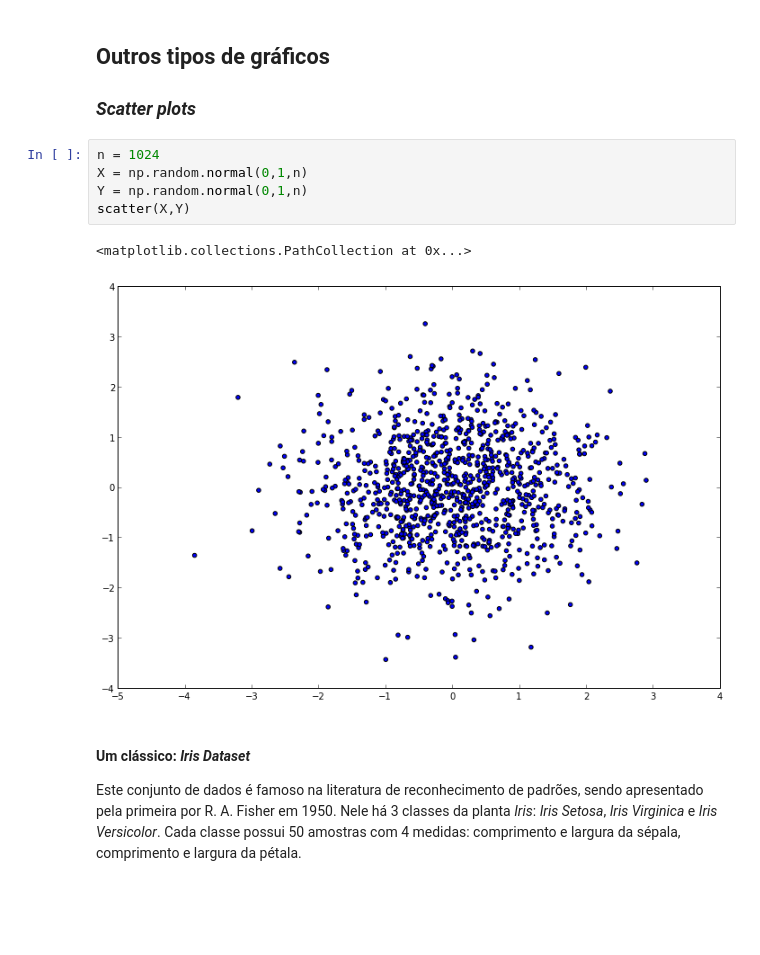
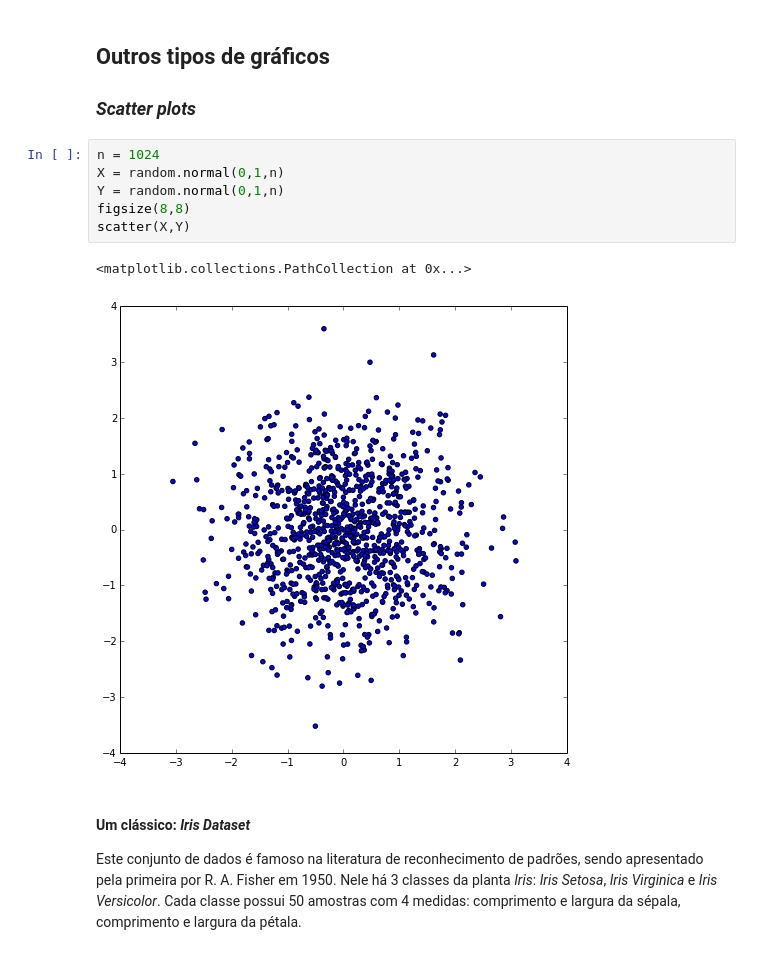
Before and after one commit to amandaortega/scipy-intro, a Jupyter notebook: 5. Matplotlib.ipynb, the cells around one changed output. Saved outputs shown, nothing was run; the diff lists cells and outputs as text; blank space fills up the shorter version.

```diff
--- a/5. Matplotlib.ipynb
+++ b/5. Matplotlib.ipynb
@@ -186,12 +186,13 @@ plot(X, [cosh(x) for x in X], 'c-')
 ### *Scatter plots*
 # %%
 n = 1024
-X = np.random.normal(0,1,n)
-Y = np.random.normal(0,1,n)
+X = random.normal(0,1,n)
+Y = random.normal(0,1,n)
+figsize(8,8)
 scatter(X,Y)
 # %% [output]
 <matplotlib.collections.PathCollection at 0x...>
-[figure, old version]
+[figure, new version]
 # %% [markdown]
 #### Um clássico: *Iris Dataset*
 
```
Also changed, not shown: parts of 21 cells of this notebook, 2 other files.
